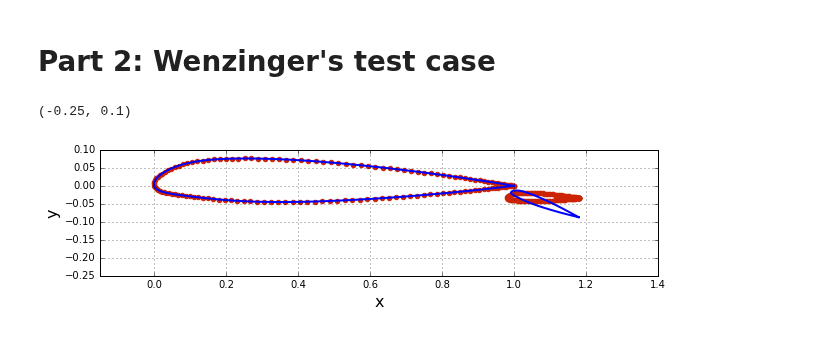
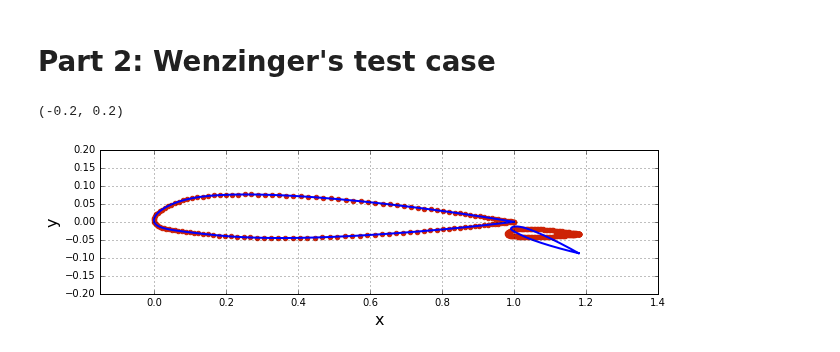
Before and after one commit to liu19941121/mae6226-work, a Jupyter notebook: assignment_3_part_2.ipynb, the cells around one changed output. Cells and saved outputs as stored; diff of their text form; code cells hidden in the pictures.

```diff
--- a/assignment_3_part_2.ipynb
+++ b/assignment_3_part_2.ipynb
@@ -312,16 +300,16 @@ x_f, y_f = rotation(point,theta,x_f,y_f)
 # %%
 # plot discretized geometry
 width = 10
 pyplot.figure(figsize=(width, width))
 pyplot.grid()
 pyplot.xlabel('x', fontsize=16)
 pyplot.ylabel('y', fontsize=16)
-pyplot.plot(x_m, y_m,x_f,y_f,color='b', linestyle='-', linewidth=2)
+pyplot.plot(x_m, y_m, x_f, y_f, color='b', linestyle='-', linewidth=2)
 pyplot.scatter([panel.xa for panel in panels_m],[panel.ya for panel in panels_m],color='#CD2305')
 pyplot.scatter([panel.xa for panel in panels_f],[panel.ya for panel in panels_f],color='#CD2305')
 pyplot.axis('scaled', adjustable='box')
 pyplot.xlim(-0.15, 1.4)
-pyplot.ylim(-0.25, 0.1)
+pyplot.ylim(-0.2, 0.2)
 # %% [output]
-(-0.25, 0.1)
+(-0.2, 0.2)
-[figure, old version]
+[figure, new version]
```
Also changed, not shown: parts of 8 cells of this notebook.
